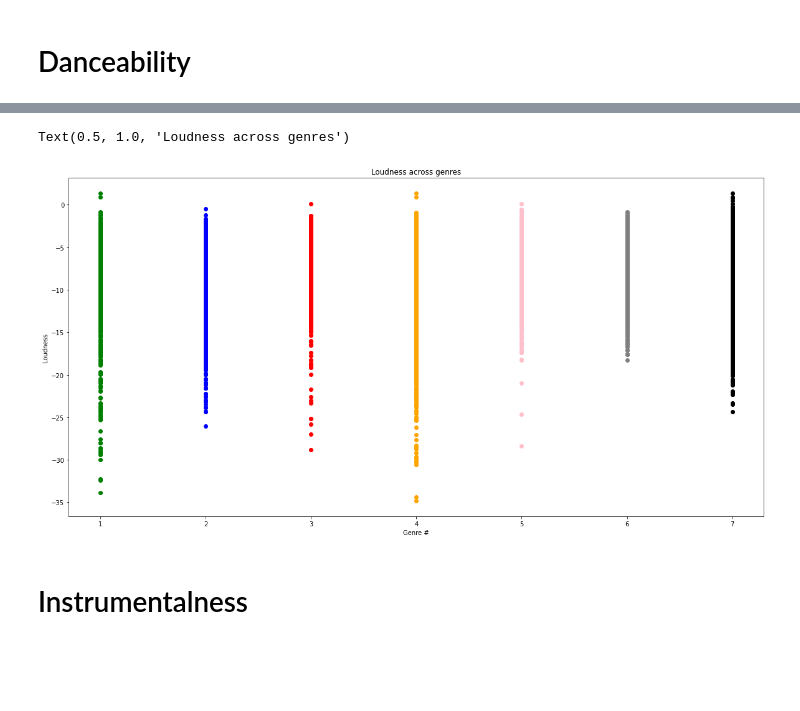
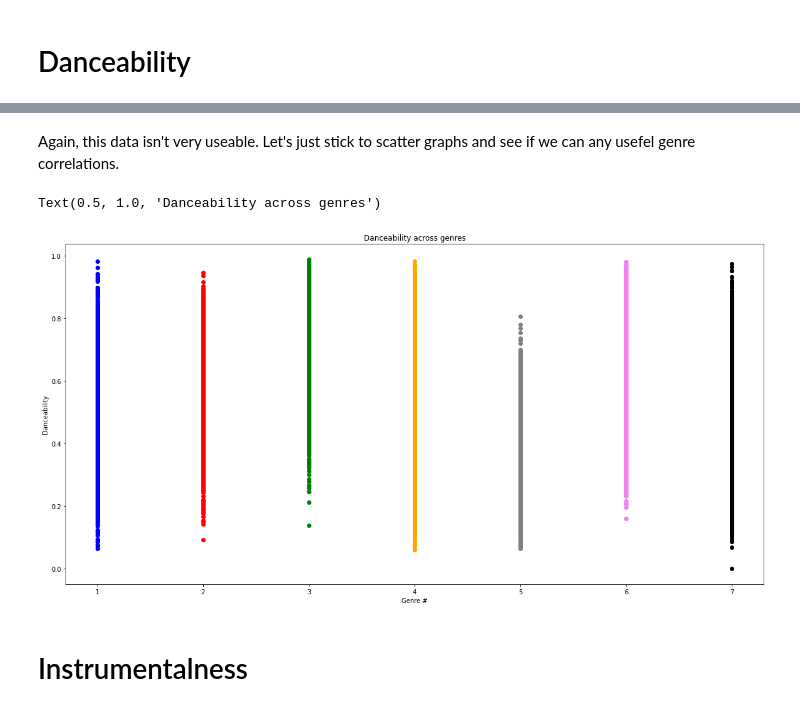
Before and after one commit to AnthonyMarin/CSCI-166-GenreClassification, a Jupyter notebook: Untitled.ipynb, the cells around one changed output, grey strips where cells are left out. Drawn from its saved outputs; the diff is of its cells as text; code cells hidden in the pictures; blank space fills up the shorter version.

```diff
--- a/Untitled.ipynb
+++ b/Untitled.ipynb
@@ -121,18 +121,20 @@ ppt.show()
-# %%
-ppt.figure(figsize=(20,10))
-ppt.scatter(alt.genre_tag,alt.danceability, color = 'blue')
-ppt.scatter(blues.genre_tag,blues.danceability, color = 'red')
-ppt.scatter(hiphop.genre_tag,hiphop.danceability, color = 'green')
-ppt.scatter(indie.genre_tag,indie.danceability, color = 'orange')
-ppt.scatter(metal.genre_tag,metal.danceability, color = 'violet')
-ppt.scatter(pop.genre_tag,pop.danceability, color = 'gray')
-ppt.scatter(rock.genre_tag,rock.v, color = 'black')
-ppt.xlabel("Genre #")
-ppt.ylabel("Loudness")
-ppt.title("Loudness across genres")
-# %% [output]
-Text(0.5, 1.0, 'Loudness across genres')
-[figure, removed]
+# %% [markdown]
+Again, this data isn't very useable. Let's just stick to scatter graphs and see if we can any usefel genre correlations.
+# %%
+ppt.figure(figsize=(20,10))
+ppt.scatter(alt.genre_tag,alt.danceability, color = 'blue')
+ppt.scatter(blues.genre_tag,blues.danceability, color = 'red')
+ppt.scatter(hiphop.genre_tag,hiphop.danceability, color = 'green')
+ppt.scatter(indie.genre_tag,indie.danceability, color = 'orange')
+ppt.scatter(metal.genre_tag,metal.danceability, color = 'gray')
+ppt.scatter(pop.genre_tag,pop.danceability, color = 'violet')
+ppt.scatter(rock.genre_tag,rock.danceability, color = 'black')
+ppt.xlabel("Genre #")
+ppt.ylabel("Danceability")
+ppt.title("Danceability across genres")
+# %% [output]
+Text(0.5, 1.0, 'Danceability across genres')
+[figure, added]
 # %% [markdown]
 # Instrumentalness
 # %%
```
Also changed, not shown: parts of 33 cells of this notebook, 1 other file.
